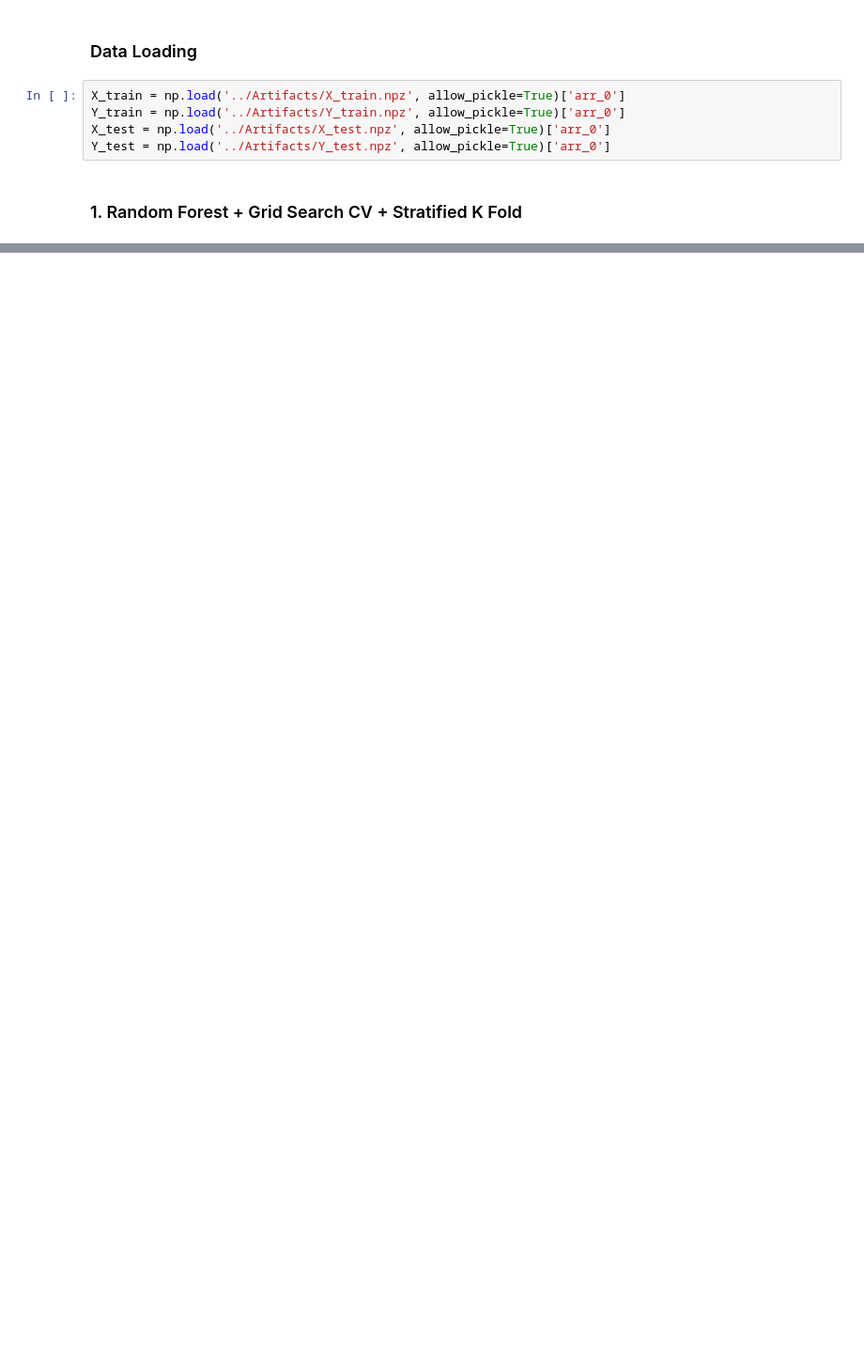
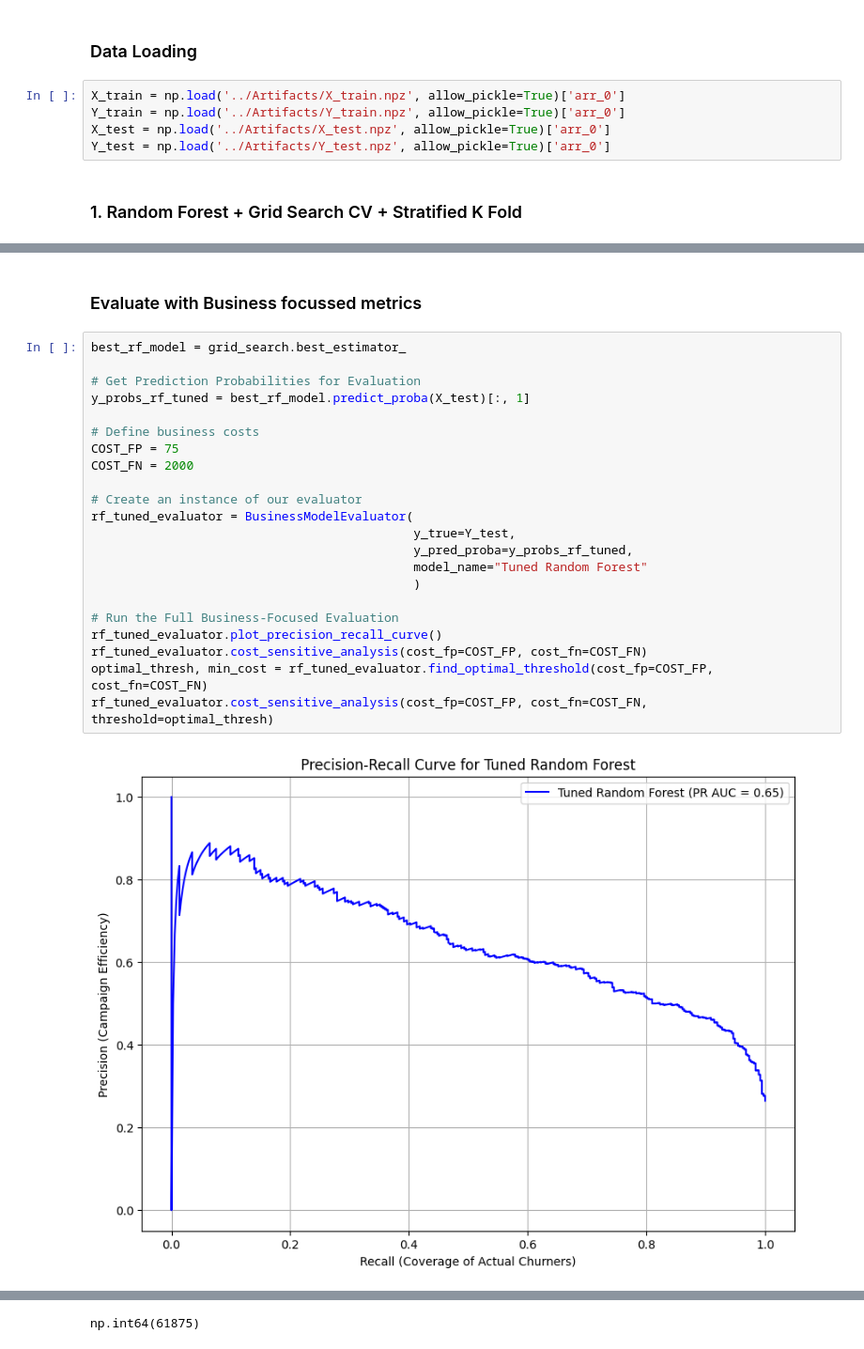
Before and after one commit to yugan243/Telco-Customer-Churn, a Jupyter notebook: Data Preprocessing and Model Training/3_hyperparams_tuning.ipynb, the cells around one changed output, grey strips where cells are left out. Shown: that part at 94% size. Drawn from its saved outputs; the diff is of its cells as text; blank space fills up the shorter version.

```diff
--- a/Data Preprocessing and Model Training/3_hyperparams_tuning.ipynb
+++ b/Data Preprocessing and Model Training/3_hyperparams_tuning.ipynb
@@ -99,0 +156,26 @@ print(classification_report(Y_test, y_pred_best_rf))
+# %% [markdown]
+### Evaluate with Business focussed metrics
+# %%
+best_rf_model = grid_search.best_estimator_
+
+# Get Prediction Probabilities for Evaluation
+y_probs_rf_tuned = best_rf_model.predict_proba(X_test)[:, 1]
+
+# Define business costs
+COST_FP = 75
+COST_FN = 2000
+
+# Create an instance of our evaluator
+rf_tuned_evaluator = BusinessModelEvaluator(
+                                            y_true=Y_test,
+                                            y_pred_proba=y_probs_rf_tuned,
+                                            model_name="Tuned Random Forest"
+                                            )
+
+# Run the Full Business-Focused Evaluation
+rf_tuned_evaluator.plot_precision_recall_curve()
+rf_tuned_evaluator.cost_sensitive_analysis(cost_fp=COST_FP, cost_fn=COST_FN)
+optimal_thresh, min_cost = rf_tuned_evaluator.find_optimal_threshold(cost_fp=COST_FP, cost_fn=COST_FN)
+rf_tuned_evaluator.cost_sensitive_analysis(cost_fp=COST_FP, cost_fn=COST_FN, threshold=optimal_thresh)
+# %% [output]
+[figure, added]
@@ -99,0 +197 @@ print(classification_report(Y_test, y_pred_best_rf))
+np.int64(61875)
```
Also changed, not shown: parts of 15 cells of this notebook.
